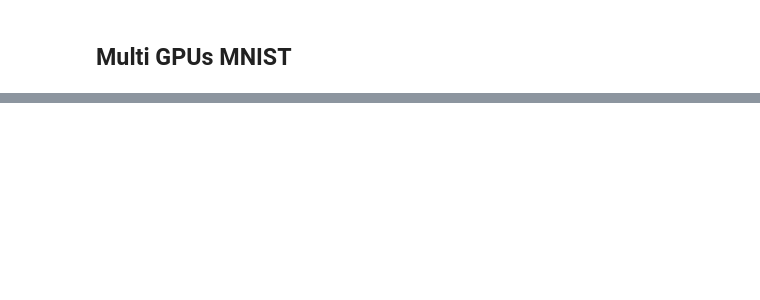
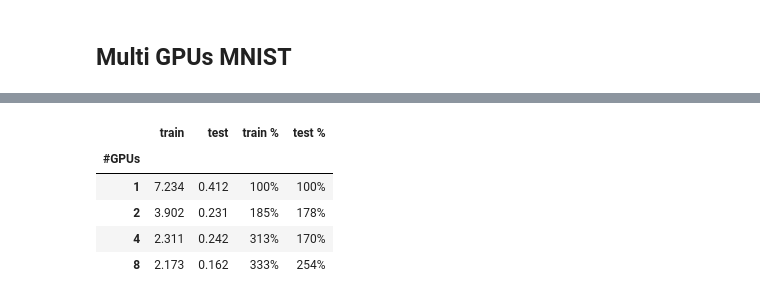
Before and after one commit to khanrc/ml.playground, a Jupyter notebook: tensorflow/tutorial/multi-gpu.ipynb, the cells around one changed output, grey strips where cells are left out. Saved outputs shown, nothing was run; the diff lists cells and outputs as text; code cells hidden in the pictures; blank space fills up the shorter version.

```diff
--- a/tensorflow/tutorial/multi-gpu.ipynb
+++ b/tensorflow/tutorial/multi-gpu.ipynb
@@ -216,0 +553,9 @@ train(X, y, train_op, loss, accuracy)
+# %%
+df_print(stats)
+# %% [output]
+|  | train | test | train % | test % |
+| #GPUs |  |  |  |  |
+| 1 | 7.234 | 0.412 | 100% | 100% |
+| 2 | 3.902 | 0.231 | 185% | 178% |
+| 4 | 2.311 | 0.242 | 313% | 170% |
+| 8 | 2.173 | 0.162 | 333% | 254% |
```
Also changed, not shown: parts of 34 cells of this notebook.
